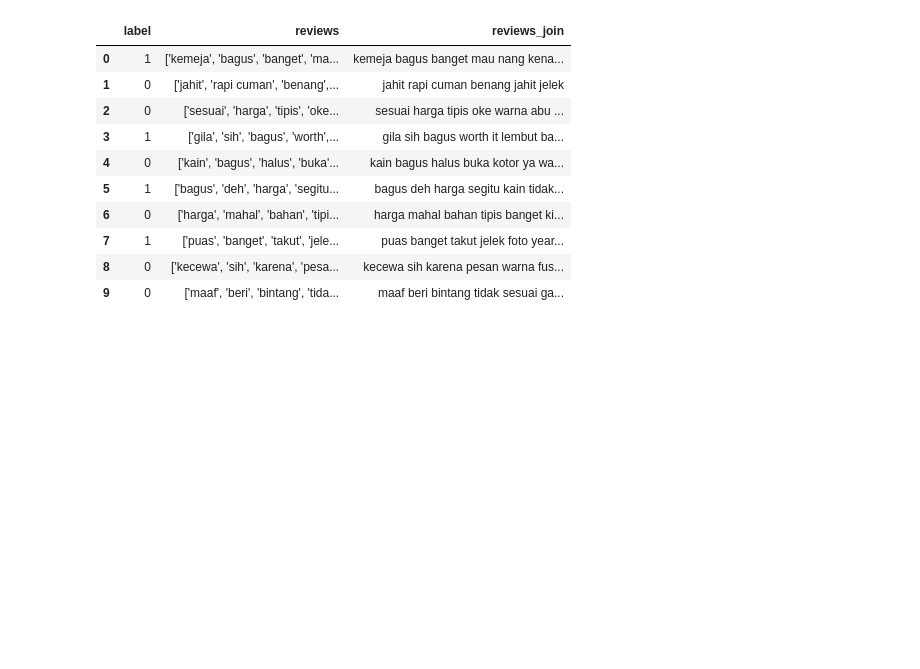
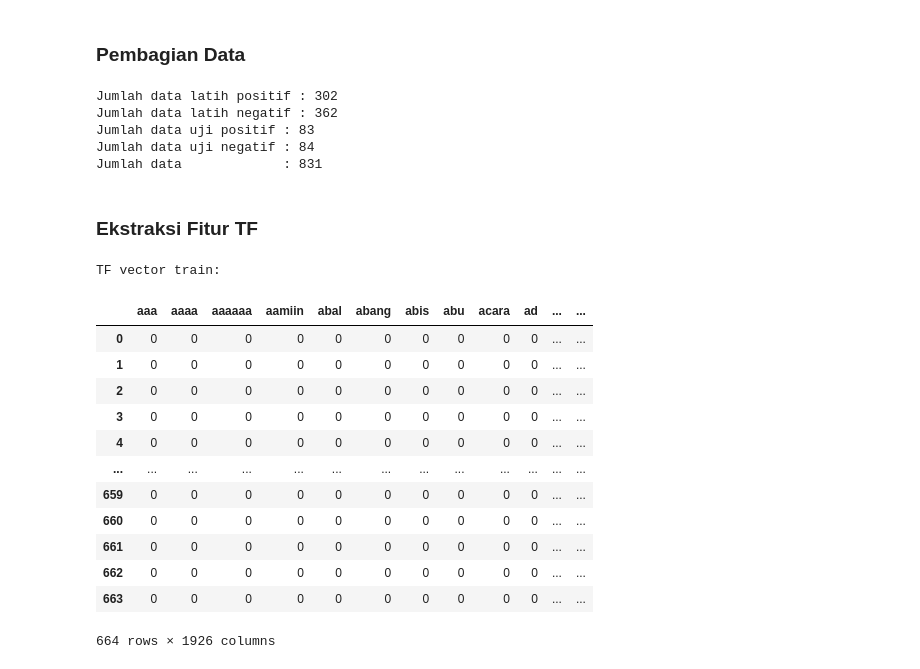
Before and after one commit to Edoalfredo/Final-Project-PPDM, a Jupyter notebook: MNB modelling use 20 percent.ipynb, the cells around one changed output. Drawn from its saved outputs; the diff is of its cells as text; code cells hidden in the pictures; blank space fills up the shorter version.

```diff
--- a/MNB modelling use 20 percent.ipynb
+++ b/MNB modelling use 20 percent.ipynb
@@ -32,16 +47,2 @@ Name: reviews_join, dtype: object
-# %%
-reviews_data.head(10)
-# %% [output]
-|  | label | reviews | reviews_join |
-| 0 | 1 | ['kemeja', 'bagus', 'banget', 'ma... | kemeja bagus banget mau nang kena... |
-| 1 | 0 | ['jahit', 'rapi cuman', 'benang',... | jahit rapi cuman benang jahit jelek |
-| 2 | 0 | ['sesuai', 'harga', 'tipis', 'oke... | sesuai harga tipis oke warna abu ... |
-| 3 | 1 | ['gila', 'sih', 'bagus', 'worth',... | gila sih bagus worth it lembut ba... |
-| 4 | 0 | ['kain', 'bagus', 'halus', 'buka'... | kain bagus halus buka kotor ya wa... |
-| 5 | 1 | ['bagus', 'deh', 'harga', 'segitu... | bagus deh harga segitu kain tidak... |
-| 6 | 0 | ['harga', 'mahal', 'bahan', 'tipi... | harga mahal bahan tipis banget ki... |
-| 7 | 1 | ['puas', 'banget', 'takut', 'jele... | puas banget takut jelek foto year... |
-| 8 | 0 | ['kecewa', 'sih', 'karena', 'pesa... | kecewa sih karena pesan warna fus... |
-| 9 | 0 | ['maaf', 'beri', 'bintang', 'tida... | maaf beri bintang tidak sesuai ga... |
 # %%
 label = reviews_data["label"]
@@ -68,3 +50,62 @@ normalized_TF_vector_train = normalize(TF_vector_train, norm='l1', axis=1)
+# %% [markdown]
+### Pembagian Data
+# %%
+from sklearn.model_selection import train_test_split
+train_data, test_data, train_labels, test_labels = train_test_split(text, label, test_size=0.2, random_state=42)
+
+positive_count_train = (train_labels == 1).sum()
+negative_count_train = (train_labels == 0).sum()
+total_count_train = len(train_labels)
+
+# Mencetak jumlah data positif dan negatif pada data uji
+print("Jumlah data latih positif :", positive_count_train)
+print("Jumlah data latih negatif :", negative_count_train)
+
+positive_count_test = (test_labels == 1).sum()
+negative_count_test = (test_labels == 0).sum()
+total_count_test = len(test_labels)
+
+# Mencetak jumlah data positif dan negatif pada data uji
+print("Jumlah data uji positif :", positive_count_test)
+print("Jumlah data uji negatif :", negative_count_test)
+
+total_count = positive_count_train + negative_count_train + positive_count_test + negative_count_test
+print("Jumlah data             :", total_count)
+# %% [output]
+Jumlah data latih positif : 302
+Jumlah data latih negatif : 362
+Jumlah data uji positif : 83
+Jumlah data uji negatif : 84
+Jumlah data             : 831
+# %% [markdown]
+### Ekstraksi Fitur TF
+# %%
+from sklearn.feature_extraction.text import TfidfVectorizer, CountVectorizer
+# Create CountVectorizer
+cvect = CountVectorizer()
+TF_vector_train = cvect.fit_transform(train_data)
+
+# Convert TF vector to dataframe
+TF_df_train = pd.DataFrame(TF_vector_train.toarray(), columns=cvect.get_feature_names_out())
+
+# Display the dataframes
+print("TF vector train:")
+TF_df_train
+# %% [output]
+TF vector train:
+|  | aaa | aaaa | aaaaaa | aamiin | abal | abang | abis | abu | acara | ad | ... | ... |
+| 0 | 0 | 0 | 0 | 0 | 0 | 0 | 0 | 0 | 0 | 0 | ... | ... |
+| 1 | 0 | 0 | 0 | 0 | 0 | 0 | 0 | 0 | 0 | 0 | ... | ... |
+| 2 | 0 | 0 | 0 | 0 | 0 | 0 | 0 | 0 | 0 | 0 | ... | ... |
+| 3 | 0 | 0 | 0 | 0 | 0 | 0 | 0 | 0 | 0 | 0 | ... | ... |
+| 4 | 0 | 0 | 0 | 0 | 0 | 0 | 0 | 0 | 0 | 0 | ... | ... |
+| ... | ... | ... | ... | ... | ... | ... | ... | ... | ... | ... | ... | ... |
+| 659 | 0 | 0 | 0 | 0 | 0 | 0 | 0 | 0 | 0 | 0 | ... | ... |
+| 660 | 0 | 0 | 0 | 0 | 0 | 0 | 0 | 0 | 0 | 0 | ... | ... |
+| 661 | 0 | 0 | 0 | 0 | 0 | 0 | 0 | 0 | 0 | 0 | ... | ... |
+| 662 | 0 | 0 | 0 | 0 | 0 | 0 | 0 | 0 | 0 | 0 | ... | ... |
+| 663 | 0 | 0 | 0 | 0 | 0 | 0 | 0 | 0 | 0 | 0 | ... | ... |
+664 rows × 1926 columns
 # %%
 # Perhitungan TF vector pada test set menggunakan CountVectorizer yang sudah dilatih pada train set
 TF_vector_test = cvect.transform(test_data)
```
Also changed, not shown: parts of 20 cells of this notebook, 14 other files.
